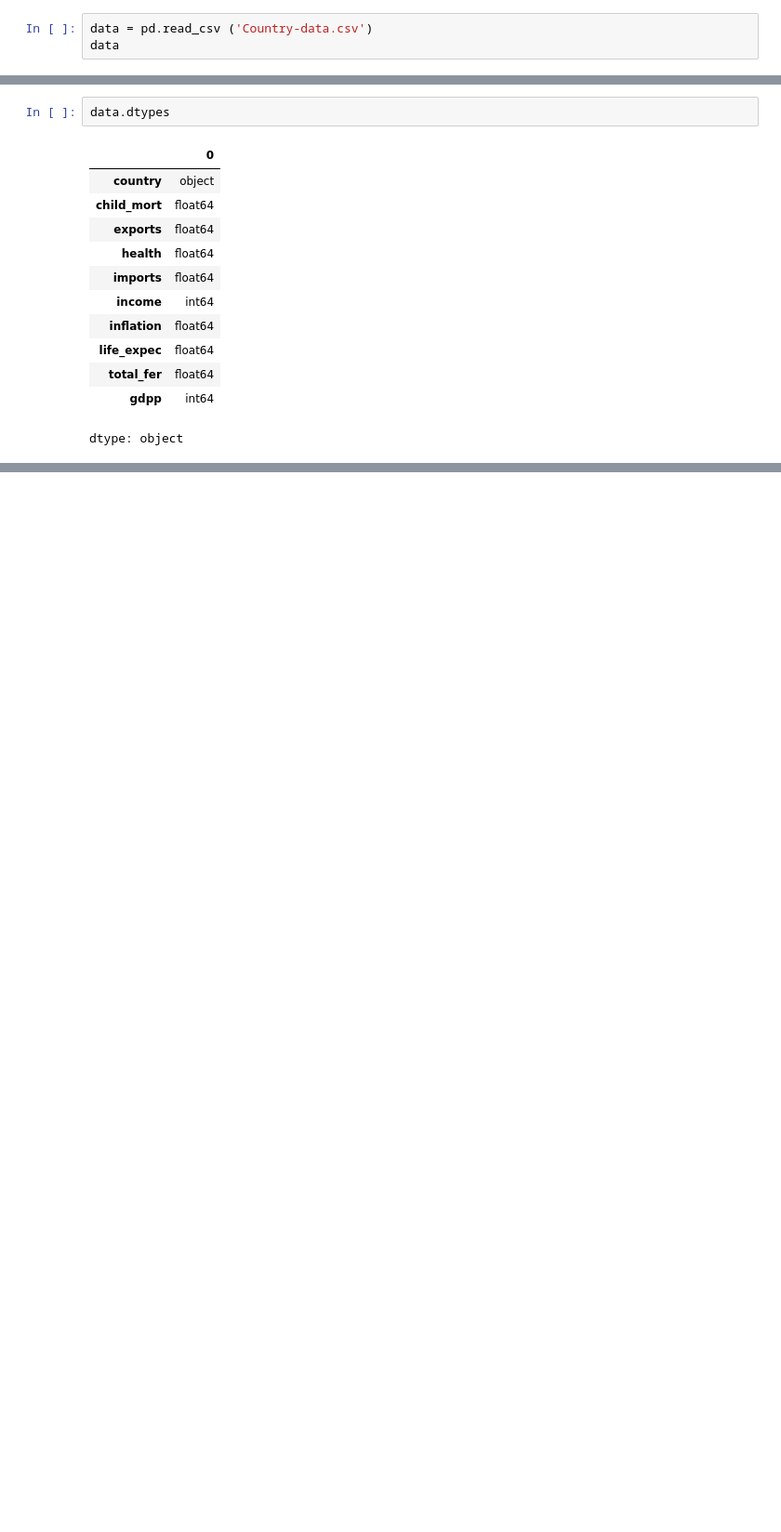
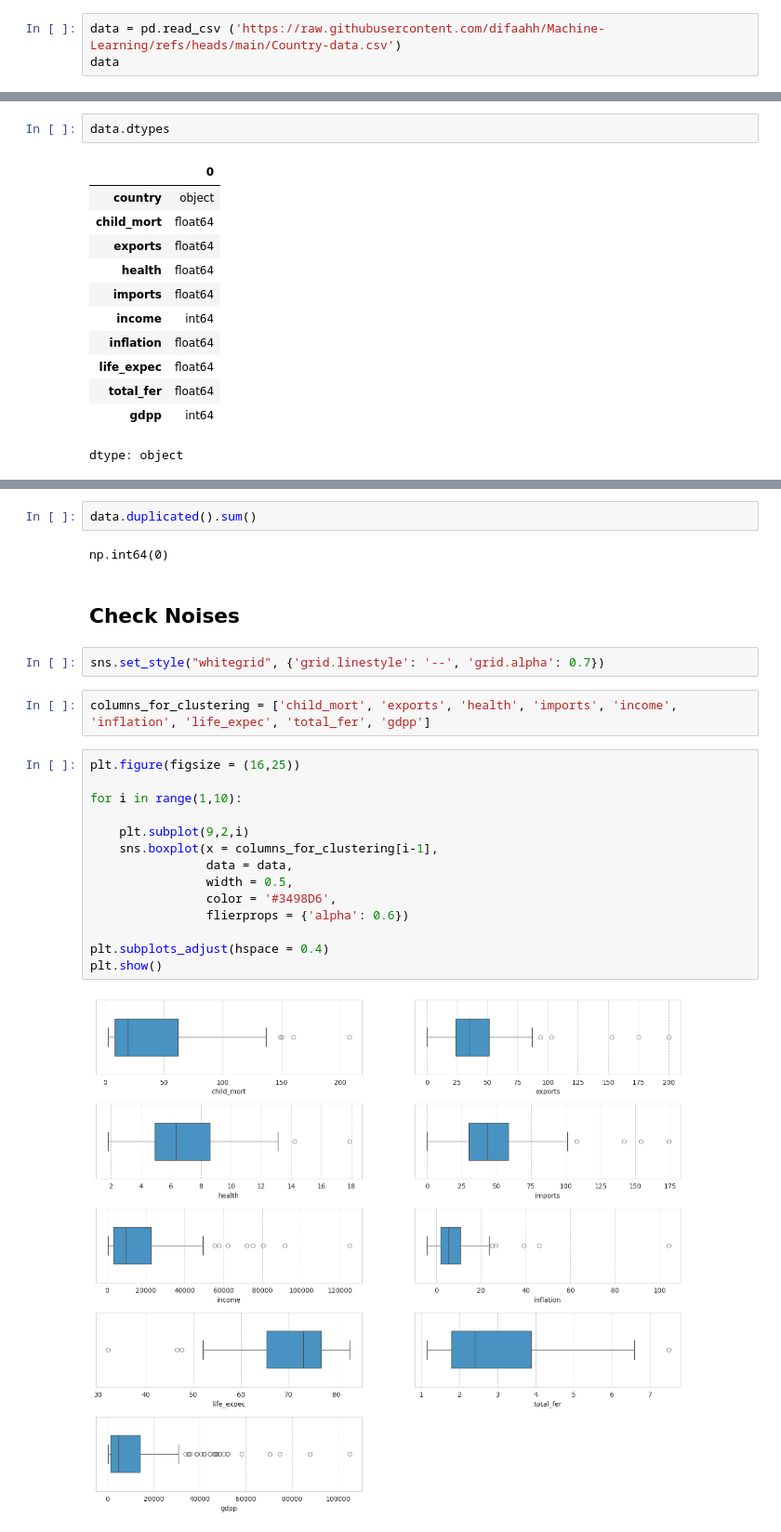
Before and after one commit to difaahh/Machine-Learning, a Jupyter notebook: clustering_country_data_kmeans.ipynb, the cells around one changed output, grey strips where cells are left out. Shown: that part at 93% size. Saved outputs shown, nothing was run; the diff lists cells and outputs as text; blank space fills up the shorter version.

```diff
--- a/clustering_country_data_kmeans.ipynb
+++ b/clustering_country_data_kmeans.ipynb
@@ -10,4 +41,4 @@ import numpy as np
 # %%
-data = pd.read_csv ('Country-data.csv')
+data = pd.read_csv ('https://raw.githubusercontent.com/difaahh/Machine-Learning/refs/heads/main/Country-data.csv')
 data
 # %% [output]
@@ -29,0 +122,26 @@ dtype: object
+# %%
+data.duplicated().sum()
+# %% [output]
+np.int64(0)
+# %% [markdown]
+## Check Noises
+# %%
+sns.set_style("whitegrid", {'grid.linestyle': '--', 'grid.alpha': 0.7})
+# %%
+columns_for_clustering = ['child_mort', 'exports', 'health', 'imports', 'income', 'inflation', 'life_expec', 'total_fer', 'gdpp']
+# %%
+plt.figure(figsize = (16,25))
+
+for i in range(1,10):
+
+    plt.subplot(9,2,i)
+    sns.boxplot(x = columns_for_clustering[i-1],
+                data = data,
+                width = 0.5,
+                color = '#3498D6',
+                flierprops = {'alpha': 0.6})
+
+plt.subplots_adjust(hspace = 0.4)
+plt.show()
+# %% [output]
+[figure, added]
```
Also changed, not shown: parts of 33 cells of this notebook.
